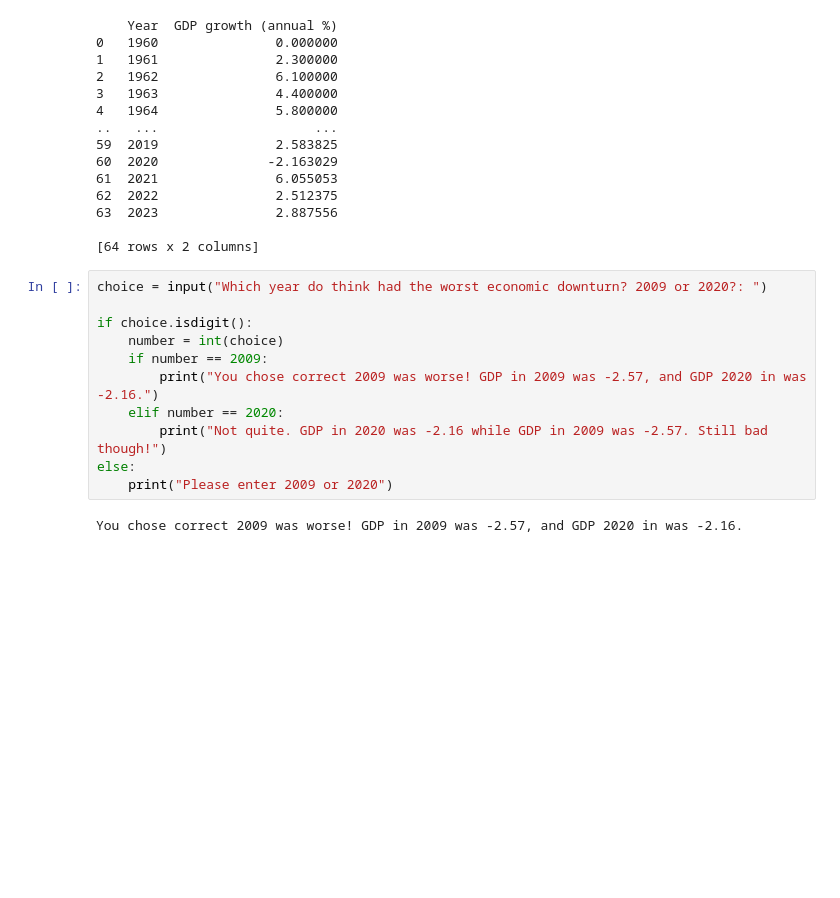
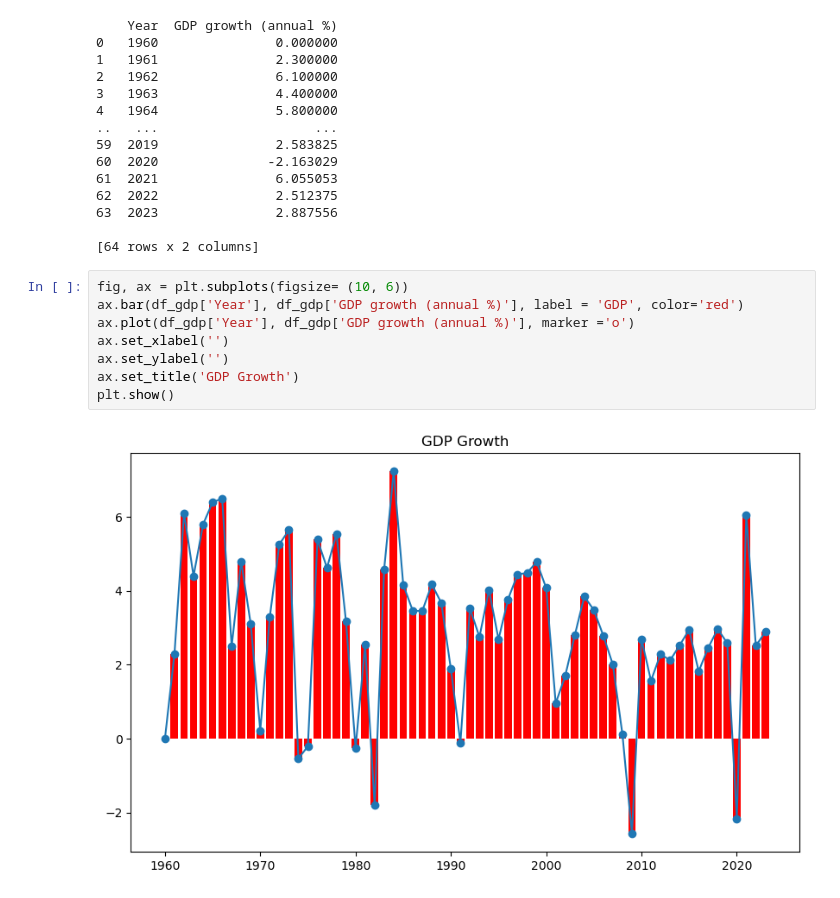
Before and after one commit to Mhuffman-Code/DA-Pathway-Project, a Jupyter notebook: code.ipynb, the cells around one changed output. Cells and saved outputs as stored; diff of their text form; blank space fills up the shorter version.

```diff
--- a/code.ipynb
+++ b/code.ipynb
@@ -326,15 +278,12 @@ print(df_gdp)
 
 [64 rows x 2 columns]
 # %%
-choice = input("Which year do think had the worst economic downturn? 2009 or 2020?: ")
-
-if choice.isdigit():
-    number = int(choice)
-    if number == 2009:
-        print("You chose correct 2009 was worse! GDP in 2009 was -2.57, and GDP 2020 in was -2.16.")
-    elif number == 2020:
-        print("Not quite. GDP in 2020 was -2.16 while GDP in 2009 was -2.57. Still bad though!")
-else:
-    print("Please enter 2009 or 2020")
+fig, ax = plt.subplots(figsize= (10, 6))
+ax.bar(df_gdp['Year'], df_gdp['GDP growth (annual %)'], label = 'GDP', color='red')
+ax.plot(df_gdp['Year'], df_gdp['GDP growth (annual %)'], marker ='o')
+ax.set_xlabel('')
+ax.set_ylabel('')
+ax.set_title('GDP Growth')
+plt.show()
 # %% [output]
-You chose correct 2009 was worse! GDP in 2009 was -2.57, and GDP 2020 in was -2.16.
+[figure, added]
```
Also changed, not shown: parts of 31 cells of this notebook.
